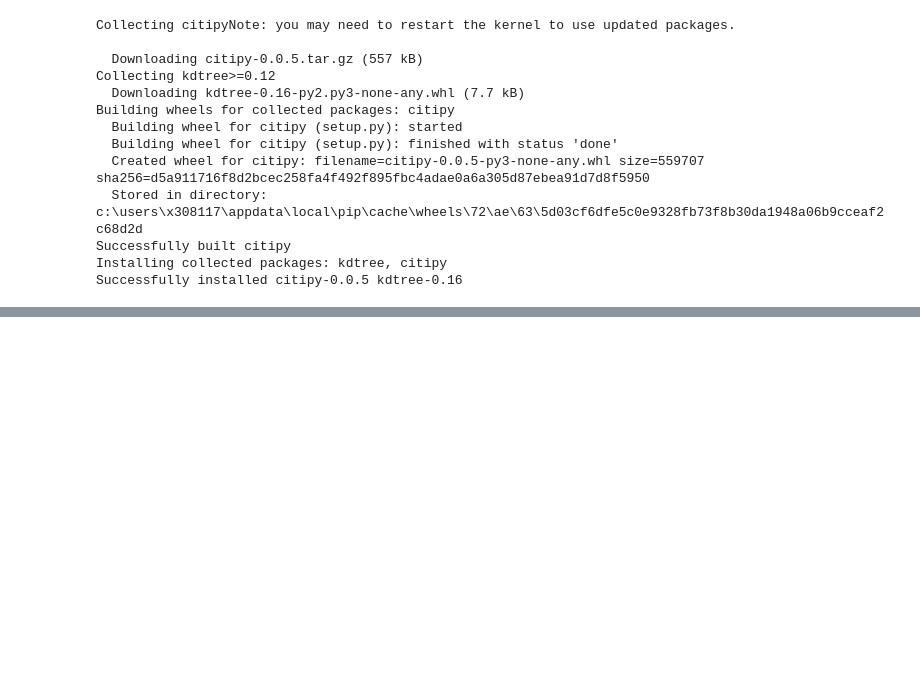
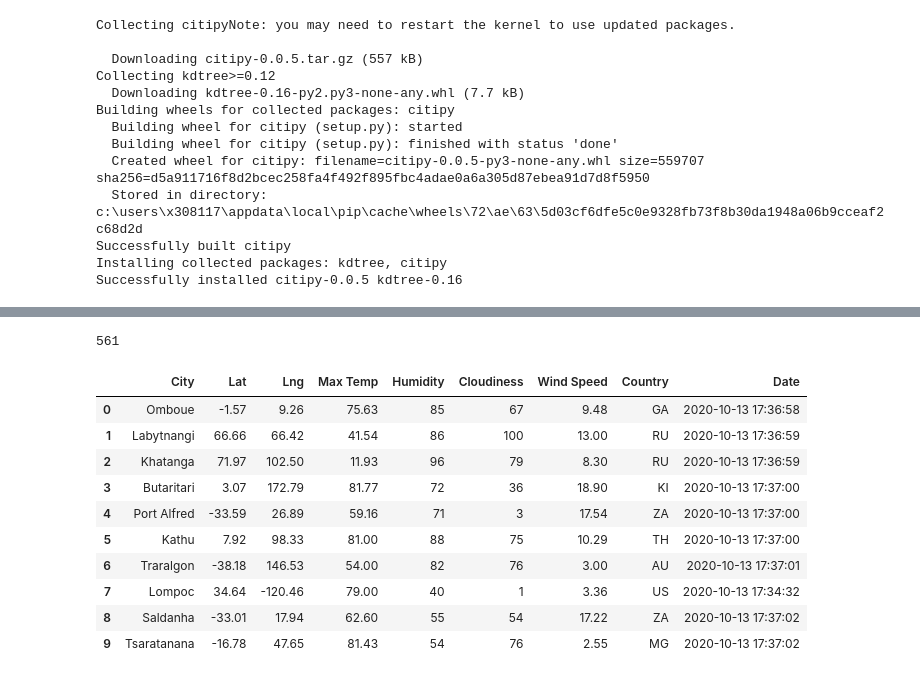
Before and after one commit to hkoivisto/World_Weather_Analysis, a Jupyter notebook: WeatherPy.ipynb, the cells around one changed output, grey strips where cells are left out. Drawn from its saved outputs; the diff is of its cells as text; code cells hidden in the pictures; blank space fills up the shorter version.

```diff
--- a/WeatherPy.ipynb
+++ b/WeatherPy.ipynb
@@ -47,0 +56,3 @@ len(cities)
+# %%
+# Starting URL for Weather Map API Call.
+url = "http://api.openweathermap.org/data/2.5/weather?units=Imperial&APPID=" + weather_api_key
@@ -47,0 +140,20 @@ len(cities)
+# %%
+len(city_data)
+# %% [output]
+561
+# %%
+# Convert the array of dictionaries to a Pandas DataFrame.
+city_data_df = pd.DataFrame(city_data)
+city_data_df.head(10)
+# %% [output]
+|  | City | Lat | Lng | Max Temp | Humidity | Cloudiness | Wind Speed | Country | Date |
+| 0 | Omboue | -1.57 | 9.26 | 75.63 | 85 | 67 | 9.48 | GA | 2020-10-13 17:36:58 |
+| 1 | Labytnangi | 66.66 | 66.42 | 41.54 | 86 | 100 | 13.00 | RU | 2020-10-13 17:36:59 |
+| 2 | Khatanga | 71.97 | 102.50 | 11.93 | 96 | 79 | 8.30 | RU | 2020-10-13 17:36:59 |
+| 3 | Butaritari | 3.07 | 172.79 | 81.77 | 72 | 36 | 18.90 | KI | 2020-10-13 17:37:00 |
+| 4 | Port Alfred | -33.59 | 26.89 | 59.16 | 71 | 3 | 17.54 | ZA | 2020-10-13 17:37:00 |
+| 5 | Kathu | 7.92 | 98.33 | 81.00 | 88 | 75 | 10.29 | TH | 2020-10-13 17:37:00 |
+| 6 | Traralgon | -38.18 | 146.53 | 54.00 | 82 | 76 | 3.00 | AU | 2020-10-13 17:37:01 |
+| 7 | Lompoc | 34.64 | -120.46 | 79.00 | 40 | 1 | 3.36 | US | 2020-10-13 17:34:32 |
+| 8 | Saldanha | -33.01 | 17.94 | 62.60 | 55 | 54 | 17.22 | ZA | 2020-10-13 17:37:02 |
+| 9 | Tsaratanana | -16.78 | 47.65 | 81.43 | 54 | 76 | 2.55 | MG | 2020-10-13 17:37:02 |
```
Also changed, not shown: parts of 6 cells of this notebook.
